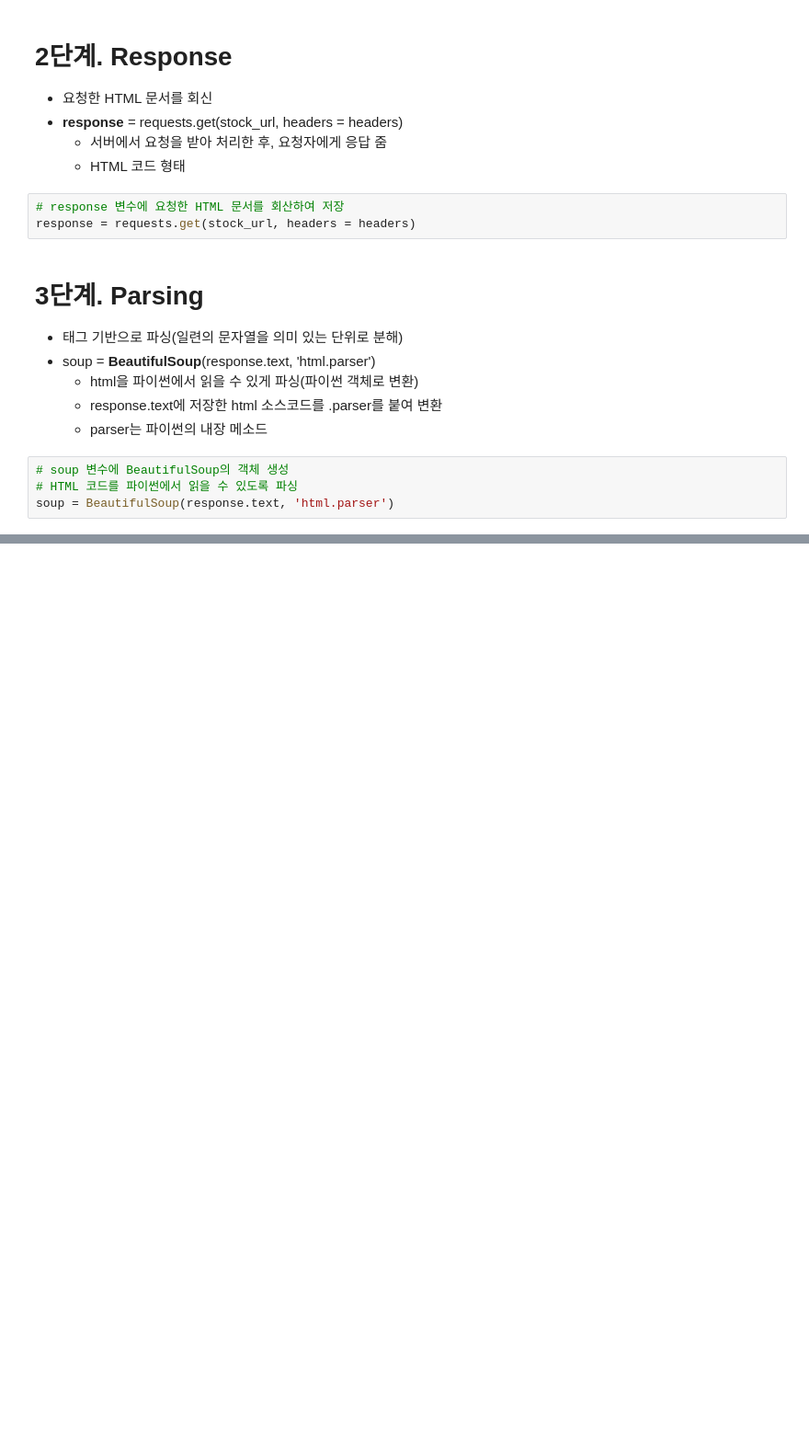
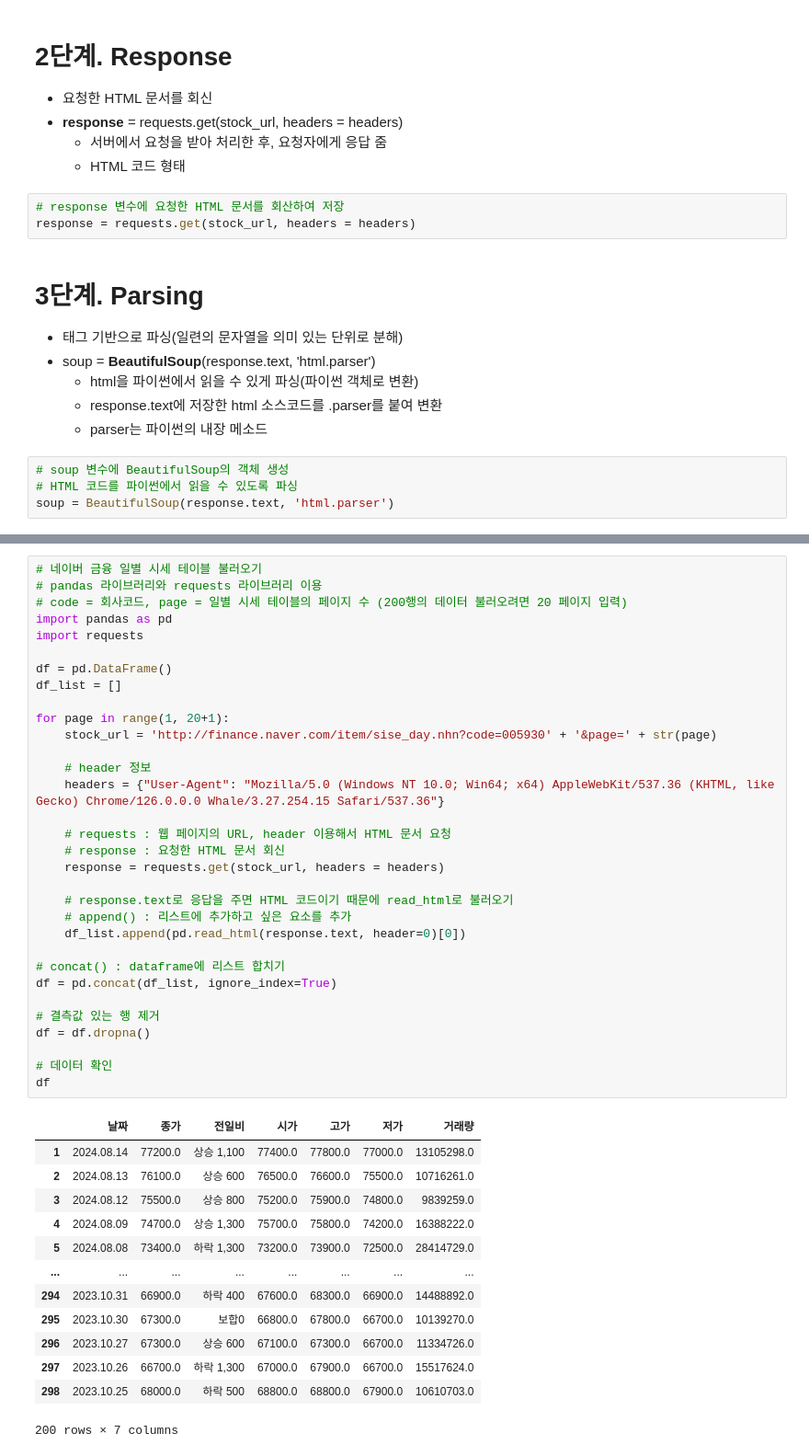
Before and after one commit to naro-naro/Colab, a Jupyter notebook: How to Use Python Libraries for Artificial Intelligence/BeautifulSoup_실습.ipynb, the cells around one changed output, grey strips where cells are left out. Shown at 92% size. Saved outputs shown, nothing was run; the diff lists cells and outputs as text; blank space fills up the shorter version.

```diff
--- a/How to Use Python Libraries for Artificial Intelligence/BeautifulSoup_실습.ipynb
+++ b/How to Use Python Libraries for Artificial Intelligence/BeautifulSoup_실습.ipynb
@@ -192,0 +268,46 @@ soup = BeautifulSoup(response.text, 'html.parser')
+# %%
+# 네이버 금융 일별 시세 테이블 불러오기
+# pandas 라이브러리와 requests 라이브러리 이용
+# code = 회사코드, page = 일별 시세 테이블의 페이지 수 (200행의 데이터 불러오려면 20 페이지 입력)
+import pandas as pd
+import requests
+
+df = pd.DataFrame()
+df_list = []
+
+for page in range(1, 20+1):
+    stock_url = 'http://finance.naver.com/item/sise_day.nhn?code=005930' + '&page=' + str(page)
+
+    # header 정보
+    headers = {"User-Agent": "Mozilla/5.0 (Windows NT 10.0; Win64; x64) AppleWebKit/537.36 (KHTML, like Gecko) Chrome/126.0.0.0 Whale/3.27.254.15 Safari/537.36"}
+
+    # requests : 웹 페이지의 URL, header 이용해서 HTML 문서 요청
+    # response : 요청한 HTML 문서 회신
+    response = requests.get(stock_url, headers = headers)
+
+    # response.text로 응답을 주면 HTML 코드이기 때문에 read_html로 불러오기
+    # append() : 리스트에 추가하고 싶은 요소를 추가
+    df_list.append(pd.read_html(response.text, header=0)[0])
+
+# concat() : dataframe에 리스트 합치기
+df = pd.concat(df_list, ignore_index=True)
+
+# 결측값 있는 행 제거
+df = df.dropna()
+
+# 데이터 확인
+df
+# %% [output]
+|  | 날짜 | 종가 | 전일비 | 시가 | 고가 | 저가 | 거래량 |
+| 1 | 2024.08.14 | 77200.0 | 상승 1,100 | 77400.0 | 77800.0 | 77000.0 | 13105298.0 |
+| 2 | 2024.08.13 | 76100.0 | 상승 600 | 76500.0 | 76600.0 | 75500.0 | 10716261.0 |
+| 3 | 2024.08.12 | 75500.0 | 상승 800 | 75200.0 | 75900.0 | 74800.0 | 9839259.0 |
+| 4 | 2024.08.09 | 74700.0 | 상승 1,300 | 75700.0 | 75800.0 | 74200.0 | 16388222.0 |
+| 5 | 2024.08.08 | 73400.0 | 하락 1,300 | 73200.0 | 73900.0 | 72500.0 | 28414729.0 |
+| ... | ... | ... | ... | ... | ... | ... | ... |
+| 294 | 2023.10.31 | 66900.0 | 하락 400 | 67600.0 | 68300.0 | 66900.0 | 14488892.0 |
+| 295 | 2023.10.30 | 67300.0 | 보합0 | 66800.0 | 67800.0 | 66700.0 | 10139270.0 |
+| 296 | 2023.10.27 | 67300.0 | 상승 600 | 67100.0 | 67300.0 | 66700.0 | 11334726.0 |
+| 297 | 2023.10.26 | 66700.0 | 하락 1,300 | 67000.0 | 67900.0 | 66700.0 | 15517624.0 |
+| 298 | 2023.10.25 | 68000.0 | 하락 500 | 68800.0 | 68800.0 | 67900.0 | 10610703.0 |
+200 rows × 7 columns
```
Also changed, not shown: parts of 3 cells of this notebook.
